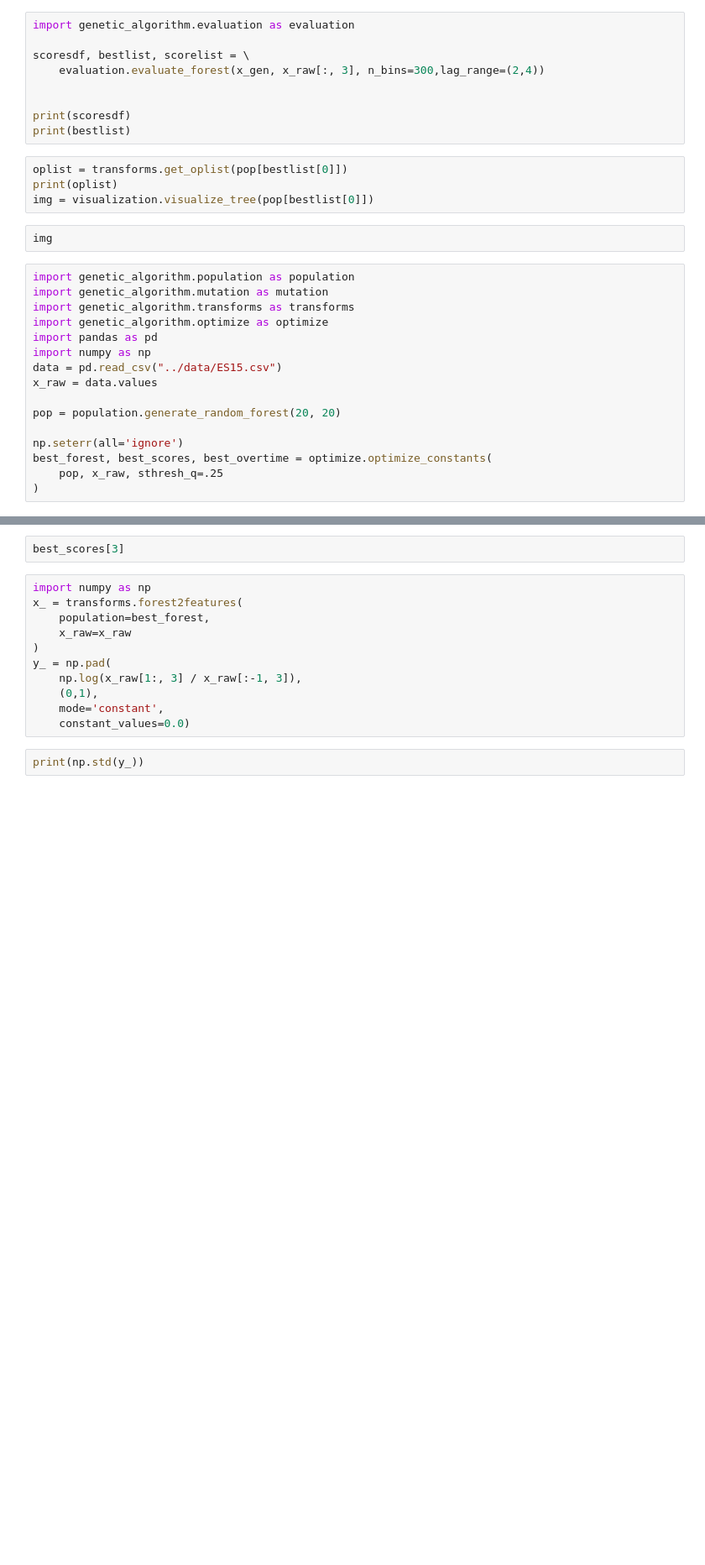
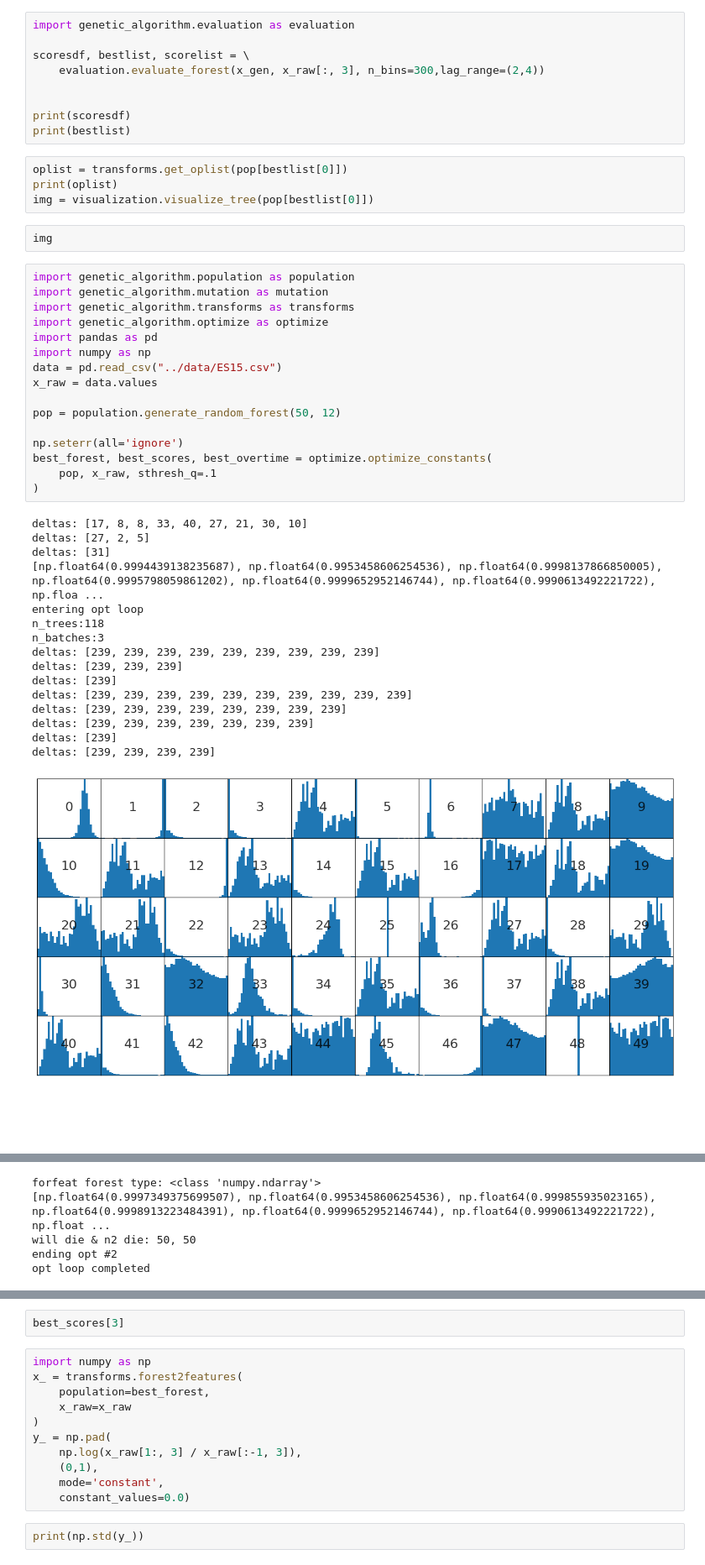
Before and after one commit to Logan-Kelsch/Behavioral_Search, a Jupyter notebook: src/dev.ipynb, the cells around one changed output, grey strips where cells are left out. Shown: that part at 84% size. Cells and saved outputs as stored; diff of their text form; blank space fills up the shorter version.

```diff
--- a/src/dev.ipynb
+++ b/src/dev.ipynb
@@ -43,16 +52,33 @@ img
 # %%
 import genetic_algorithm.population as population
 import genetic_algorithm.mutation as mutation
 import genetic_algorithm.transforms as transforms
 import genetic_algorithm.optimize as optimize
 import pandas as pd
 import numpy as np
 data = pd.read_csv("../data/ES15.csv")
 x_raw = data.values
 
-pop = population.generate_random_forest(20, 20)
+pop = population.generate_random_forest(50, 12)
 
 np.seterr(all='ignore')
 best_forest, best_scores, best_overtime = optimize.optimize_constants(
-    pop, x_raw, sthresh_q=.25
+    pop, x_raw, sthresh_q=.1
 )
+# %% [output]
+deltas: [17, 8, 8, 33, 40, 27, 21, 30, 10]
+deltas: [27, 2, 5]
+deltas: [31]
+[np.float64(0.9994439138235687), np.float64(0.9953458606254536), np.float64(0.9998137866850005), np.float64(0.9995798059861202), np.float64(0.9999652952146744), np.float64(0.9990613492221722), np.floa ...
+entering opt loop
+n_trees:118
+n_batches:3
+deltas: [239, 239, 239, 239, 239, 239, 239, 239, 239]
+deltas: [239, 239, 239]
+deltas: [239]
+deltas: [239, 239, 239, 239, 239, 239, 239, 239, 239, 239]
+deltas: [239, 239, 239, 239, 239, 239, 239, 239]
+deltas: [239, 239, 239, 239, 239, 239, 239]
+deltas: [239]
+deltas: [239, 239, 239, 239]
+[figure, added]
@@ -59,3 +100,8 @@ best_forest, best_scores, best_overtime = optimize.optimize_constants(
+forfeat forest type: <class 'numpy.ndarray'>
+[np.float64(0.9997349375699507), np.float64(0.9953458606254536), np.float64(0.999855935023165), np.float64(0.9998913223484391), np.float64(0.9999652952146744), np.float64(0.9990613492221722), np.float ...
+will die & n2 die: 50, 50
+ending opt #2
+opt loop completed
 # %%
 import matplotlib.pyplot as plt
 plt.plot(best_overtime)
```
Also changed, not shown: parts of 6 cells of this notebook, 1 other file.
